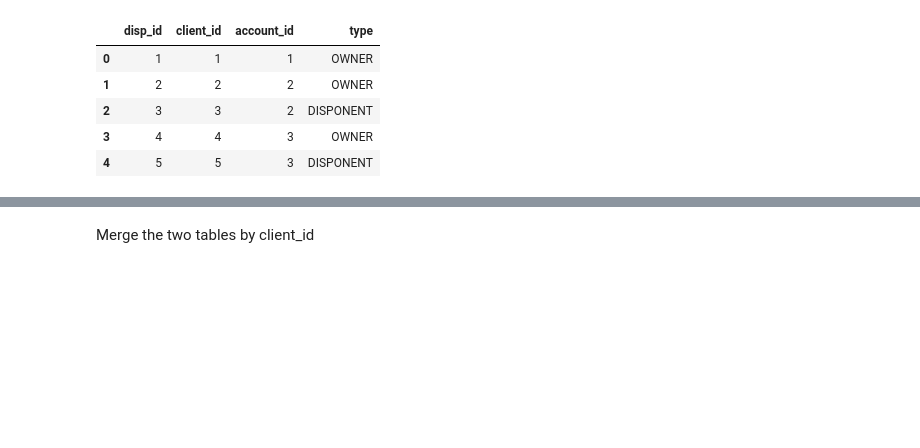
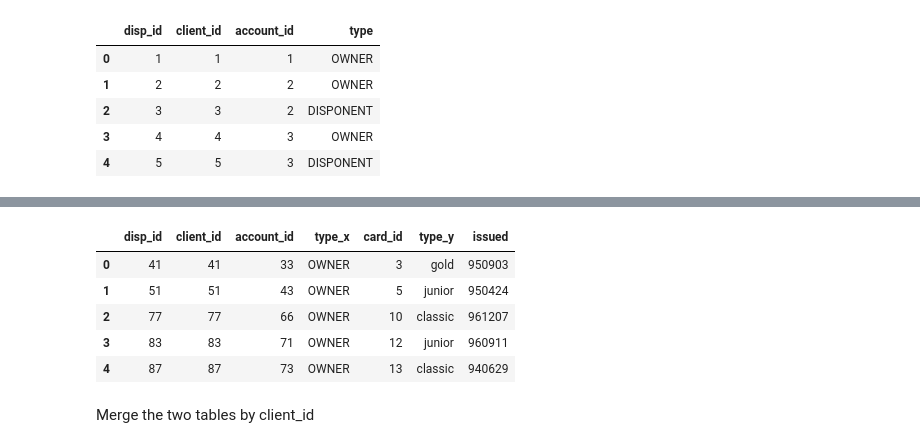
Before and after one commit to pipe-01/AC, a Jupyter notebook: client2.ipynb, the cells around one changed output, grey strips where cells are left out. Cells and saved outputs as stored; diff of their text form; code cells hidden in the pictures; blank space fills up the shorter version.

Commit message:
Merge credit card with disposition

```diff
--- a/client2.ipynb
+++ b/client2.ipynb
@@ -82,7 +90,7 @@ client_demographics.to_csv("dados_tratados/client_demographics.csv", index=False
 # %% [markdown]
 ### Associantion between client_demo and Account ID's
 # %%
-client_acount_association = pd.read_csv("dados/disp.csv", sep=";", header=0)
+client_acount_association = pd.read_csv("ficheiros_competicao_dev/disp.csv", sep=";", header=0)
 client_acount_association.head()
 # %% [output]
 |  | disp_id | client_id | account_id | type |
@@ -91,3 +99,6 @@ client_acount_association.head()
 | 2 | 3 | 3 | 2 | DISPONENT |
 | 3 | 4 | 4 | 3 | OWNER |
 | 4 | 5 | 5 | 3 | DISPONENT |
+# %%
+client_card = pd.read_csv("ficheiros_competicao_dev/card_dev.csv", sep=";", header=0)
+client_card.head()
@@ -93,0 +112,10 @@ client_acount_association.head()
+# %%
+disp_card = pd.merge(client_acount_association, client_card, on="disp_id")
+disp_card.head()
+# %% [output]
+|  | disp_id | client_id | account_id | type_x | card_id | type_y | issued |
+| 0 | 41 | 41 | 33 | OWNER | 3 | gold | 950903 |
+| 1 | 51 | 51 | 43 | OWNER | 5 | junior | 950424 |
+| 2 | 77 | 77 | 66 | OWNER | 10 | classic | 961207 |
+| 3 | 83 | 83 | 71 | OWNER | 12 | junior | 960911 |
+| 4 | 87 | 87 | 73 | OWNER | 13 | classic | 940629 |
```
Also changed, not shown: parts of 7 cells of this notebook, 4 other files.
